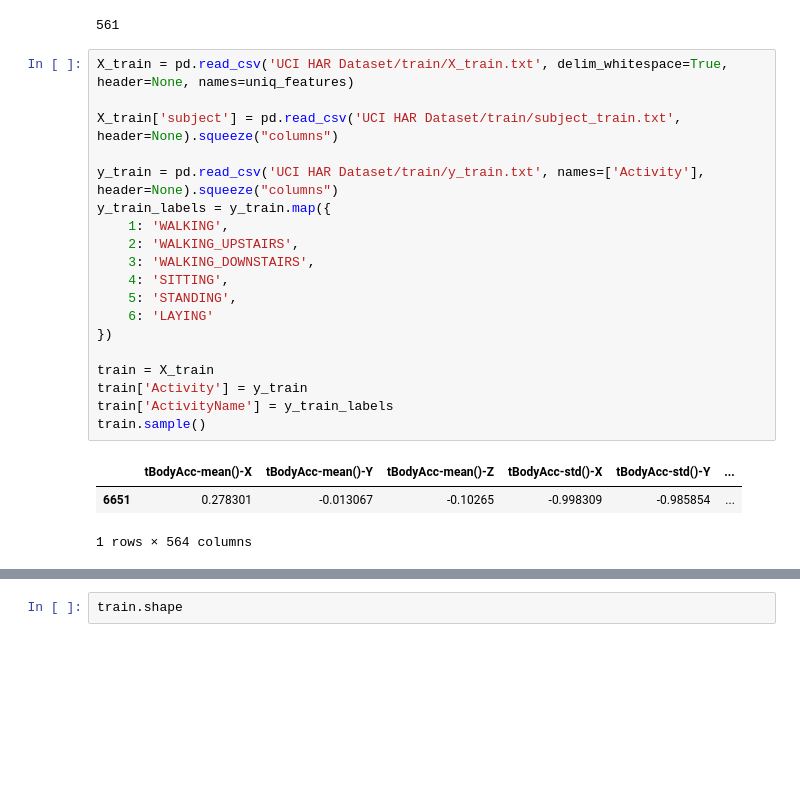
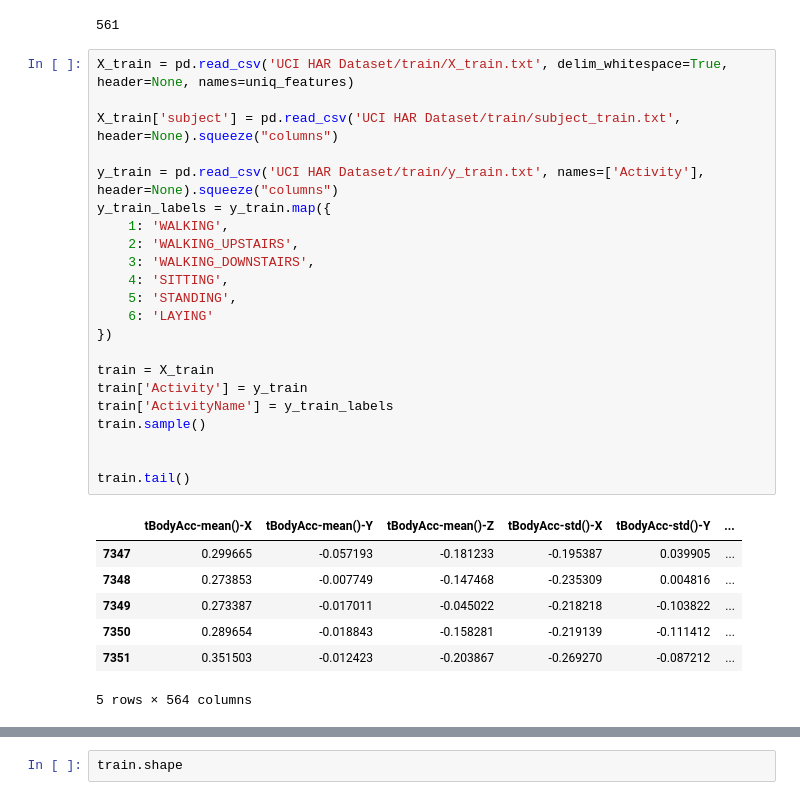
Before and after one commit to sappawrdn/skripshit, a Jupyter notebook: Data-Preprocessing.ipynb, the cells around one changed output, grey strips where cells are left out. Cells and saved outputs as stored; diff of their text form; blank space fills up the shorter version.

```diff
--- a/Data-Preprocessing.ipynb
+++ b/Data-Preprocessing.ipynb
@@ -31,23 +31,30 @@ len(uniq_features)
 # %%
 X_train = pd.read_csv('UCI HAR Dataset/train/X_train.txt', delim_whitespace=True, header=None, names=uniq_features)
 
 X_train['subject'] = pd.read_csv('UCI HAR Dataset/train/subject_train.txt', header=None).squeeze("columns")
 
 y_train = pd.read_csv('UCI HAR Dataset/train/y_train.txt', names=['Activity'], header=None).squeeze("columns")
 y_train_labels = y_train.map({
     1: 'WALKING',
     2: 'WALKING_UPSTAIRS',
     3: 'WALKING_DOWNSTAIRS',
     4: 'SITTING',
     5: 'STANDING',
     6: 'LAYING'
 })
 
 train = X_train
 train['Activity'] = y_train
 train['ActivityName'] = y_train_labels
 train.sample()
+
+
+train.tail()
 # %% [output]
 |  | tBodyAcc-mean()-X | tBodyAcc-mean()-Y | tBodyAcc-mean()-Z | tBodyAcc-std()-X | tBodyAcc-std()-Y | ... |
-| 6651 | 0.278301 | -0.013067 | -0.10265 | -0.998309 | -0.985854 | ... |
+| 7347 | 0.299665 | -0.057193 | -0.181233 | -0.195387 | 0.039905 | ... |
+| 7348 | 0.273853 | -0.007749 | -0.147468 | -0.235309 | 0.004816 | ... |
+| 7349 | 0.273387 | -0.017011 | -0.045022 | -0.218218 | -0.103822 | ... |
+| 7350 | 0.289654 | -0.018843 | -0.158281 | -0.219139 | -0.111412 | ... |
+| 7351 | 0.351503 | -0.012423 | -0.203867 | -0.269270 | -0.087212 | ... |
-1 rows × 564 columns
+5 rows × 564 columns
```
Also changed, not shown: parts of 2 cells of this notebook, 5 other files.
